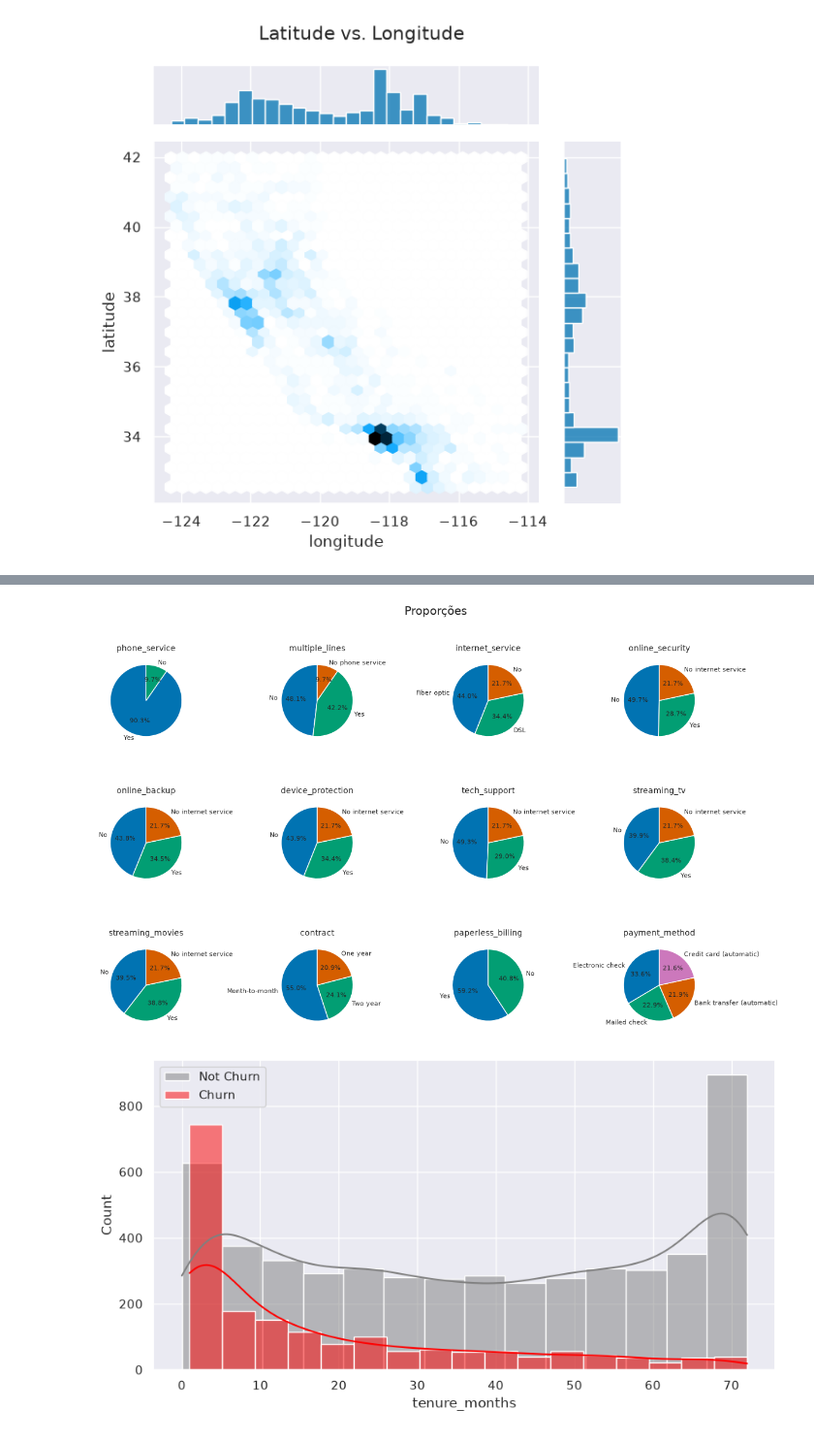
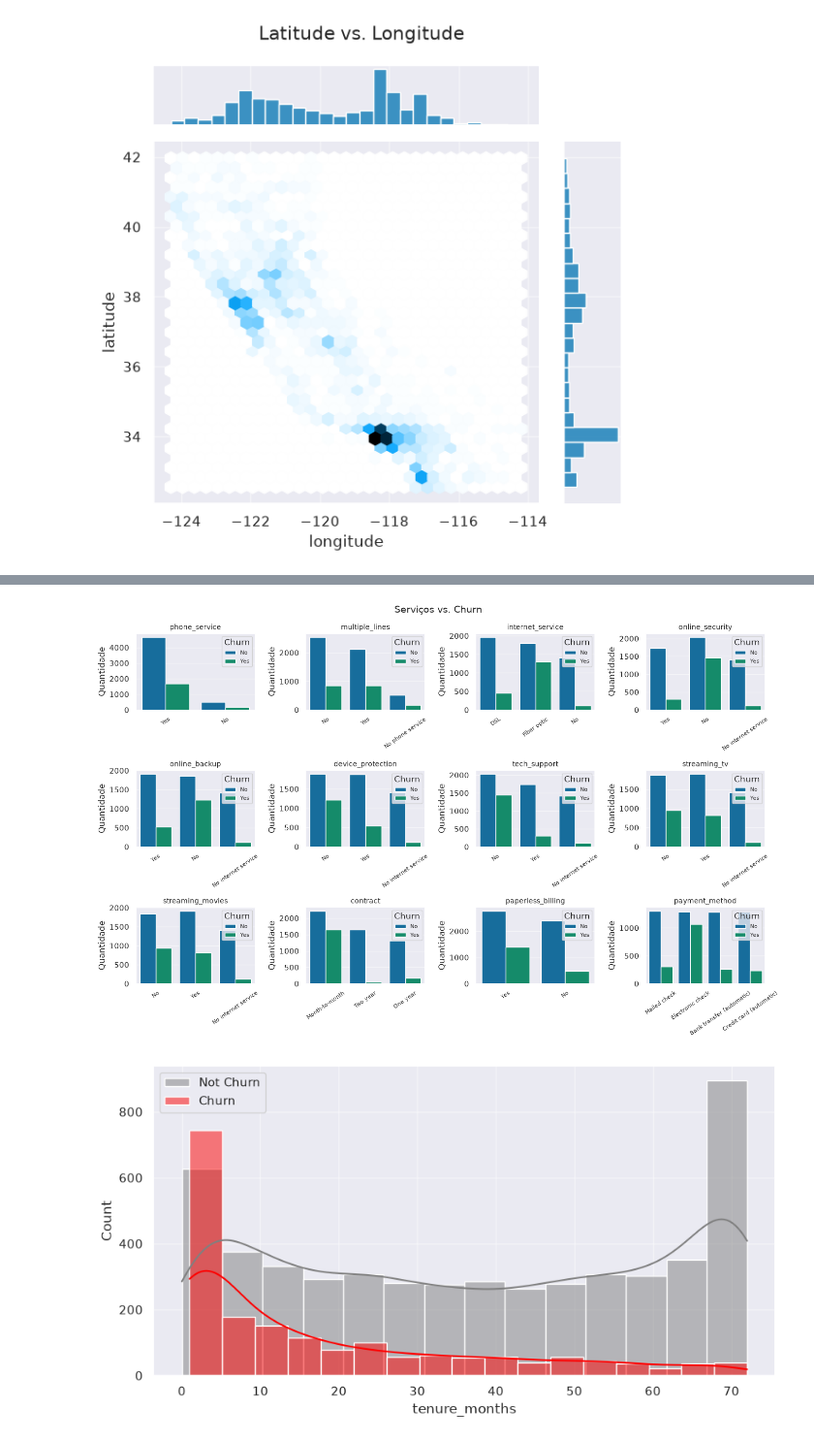
Before and after one commit to gabrielrabat/churn-engineering, a Jupyter notebook: notebooks/eda_customer_churn.ipynb, the cells around one changed output, grey strips where cells are left out. Shown at 97% size. Cells and saved outputs as stored; diff of their text form; code cells hidden in the pictures.

```diff
--- a/notebooks/eda_customer_churn.ipynb
+++ b/notebooks/eda_customer_churn.ipynb
@@ -404,32 +333,30 @@ plt.show()
 # %%
 service_cols = ['phone_service', 'multiple_lines', 'internet_service', 'online_security',
                 'online_backup', 'device_protection', 'tech_support', 'streaming_tv',
                 'streaming_movies', 'contract', 'paperless_billing', 'payment_method']
 
-nrows = 3
-ncols = 4
-
-fig, axes = plt.subplots(nrows, ncols, figsize=(12, 8))
-
+fig, axes = plt.subplots(nrows=3, ncols=4, figsize=(14, 9))
 axes = axes.ravel()
 
 for i, col in enumerate(service_cols):
-    counts = df[col].value_counts(dropna=False)
+    sns.countplot(
+        data=df,
+        x=col,
+        hue='churn_value',
+        ax=axes[i]
+    )
 
-    axes[i].pie(
-        counts.values,
-        labels=counts.index,
-        autopct='%1.1f%%',
-        startangle=90,
-        textprops={'fontsize': 8}
-    )
     axes[i].set_title(col, fontsize=10)
+    axes[i].set_xlabel('')
+    axes[i].set_ylabel('Quantidade')
+    axes[i].tick_params(axis='x', rotation=35, labelsize=8)
+    axes[i].legend(title='Churn', labels=['No', 'Yes'], fontsize=8)
 
-plt.suptitle('Proporções')
+plt.suptitle('Serviços vs. Churn', fontsize=14)
 plt.tight_layout()
 plt.show()
 # %% [output]
-[figure, old version]
+[figure, new version]
 # %%
 plt.figure(figsize=(10, 5))
 
```
Also changed, not shown: parts of 19 cells of this notebook.
